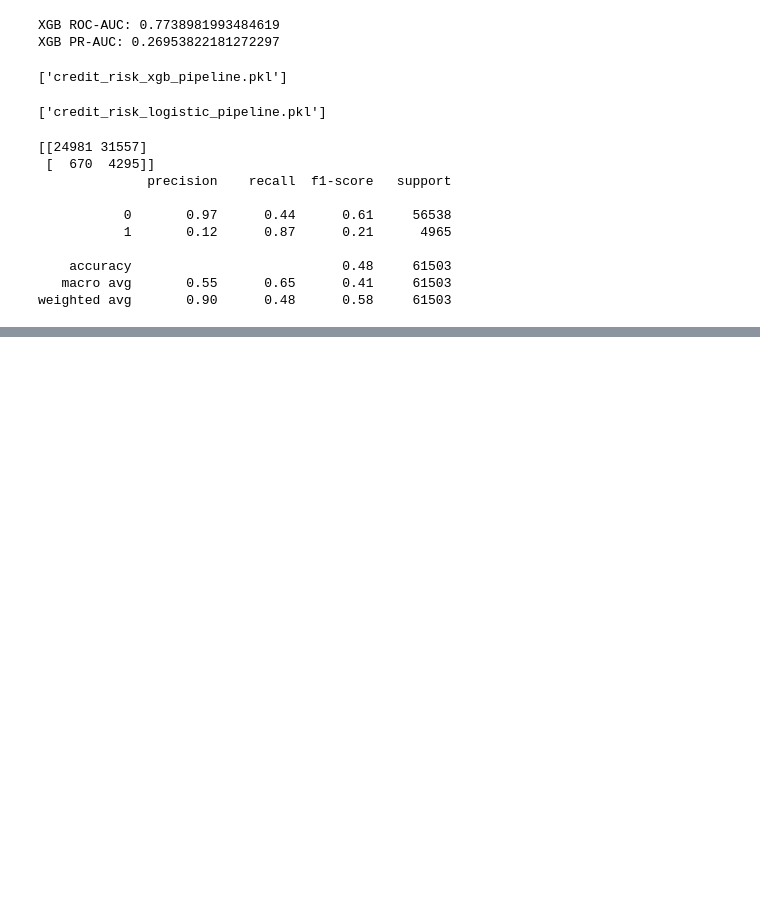
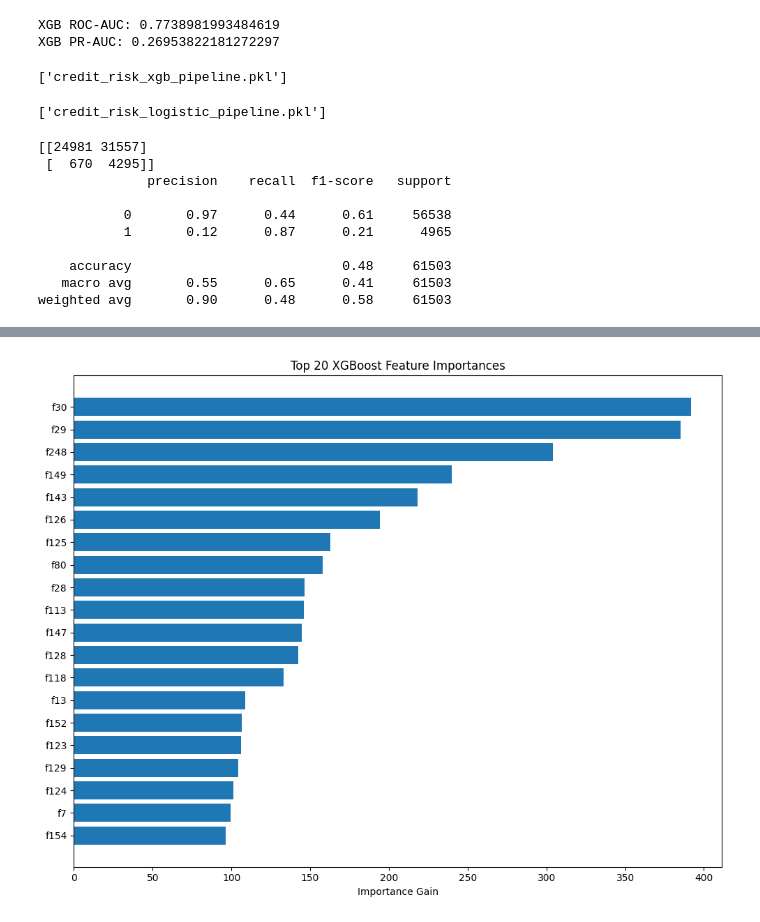
Before and after one commit to pegasus019/credit-risk-platform, a Jupyter notebook: 01_eda.ipynb, the cells around one changed output, grey strips where cells are left out. Cells and saved outputs as stored; diff of their text form; code cells hidden in the pictures; blank space fills up the shorter version.

Commit message:
Credit risk modelling platform for probability-of-default prediction using Python, XGBoost, feature engineering, and explainable risk analytics.

```diff
--- a/01_eda.ipynb
+++ b/01_eda.ipynb
@@ -212,8 +212,10 @@ bad_cols = [c for c,_ in bad]
 # Force ALL mixed-type cols to clean strings
 X[bad_cols] = X[bad_cols].astype("string").fillna("Missing")
 # %%
-# Recompute numeric columns safely
-numerical_cols = X.columns[X.apply(lambda s: pd.to_numeric(s, errors="coerce").notna().mean() > 0.99)].tolist()
+import numpy as np
+
+categorical_cols = X.select_dtypes(include=["object", "string"]).columns.tolist()
+numerical_cols = X.select_dtypes(include=[np.number]).columns.tolist()
 
 # Anything not numeric becomes categorical
 categorical_cols = [c for c in X.columns if c not in numerical_cols]
@@ -367,3 +369,21 @@ print(classification_report(y_test, preds))
     accuracy                           0.48     61503
    macro avg       0.55      0.65      0.41     61503
 weighted avg       0.90      0.48      0.58     61503
+# %%
+import pandas as pd
+import matplotlib.pyplot as plt
+
+xgb_model = xgb_pipe.named_steps["clf"]
+
+importance = xgb_model.get_booster().get_score(importance_type="gain")
+
+importance_df = (
+    pd.DataFrame({
+        "feature": list(importance.keys()),
+        "importance_gain": list(importance.values())
+    })
+    .sort_values("importance_gain", ascending=False)
+    .head(20)
+)
+
+importance_df
@@ -369,0 +408,10 @@ weighted avg       0.90      0.48      0.58     61503
+# %%
+plt.figure(figsize=(10, 8))
+plt.barh(importance_df["feature"][::-1], importance_df["importance_gain"][::-1])
+plt.xlabel("Importance Gain")
+plt.title("Top 20 XGBoost Feature Importances")
+plt.tight_layout()
+plt.savefig("outputs/xgb_feature_importance_top20.png", dpi=300, bbox_inches="tight")
+plt.show()
+# %% [output]
+[figure, added]
```
Also changed, not shown: parts of 2 cells of this notebook, 2 other files.
